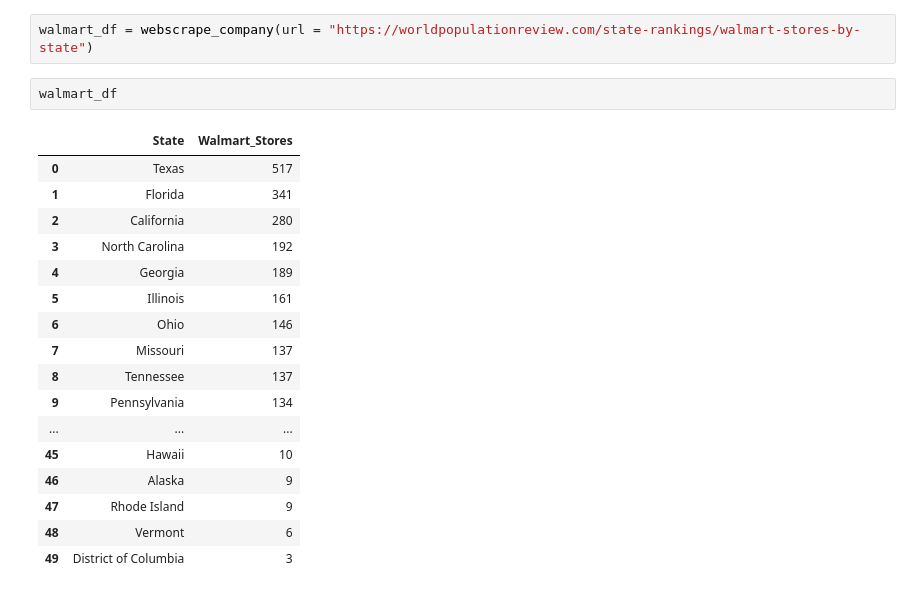
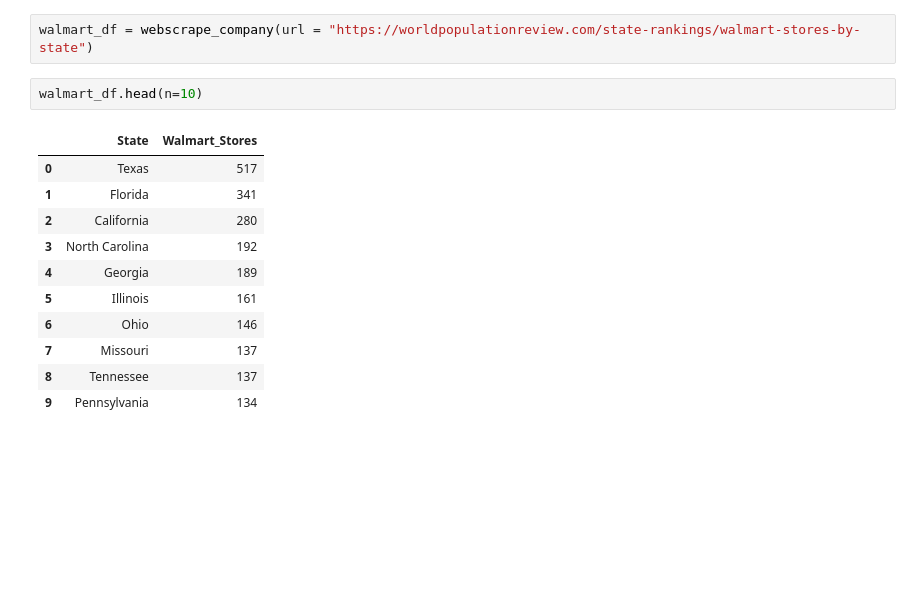
Before and after one commit to r-morag/Labs---GSB-544, a Jupyter notebook: lab_4.ipynb, the cells around one changed output. Saved outputs shown, nothing was run; the diff lists cells and outputs as text; blank space fills up the shorter version.

```diff
--- a/lab_4.ipynb
+++ b/lab_4.ipynb
@@ -340,23 +340,17 @@ def webscrape_company(url):
     return pd.DataFrame(rows)
 # %%
 walmart_df = webscrape_company(url = "https://worldpopulationreview.com/state-rankings/walmart-stores-by-state")
-# %%
-walmart_df
-# %% [output]
-|  | State | Walmart_Stores |
-| 0 | Texas | 517 |
-| 1 | Florida | 341 |
-| 2 | California | 280 |
-| 3 | North Carolina | 192 |
-| 4 | Georgia | 189 |
-| 5 | Illinois | 161 |
-| 6 | Ohio | 146 |
-| 7 | Missouri | 137 |
-| 8 | Tennessee | 137 |
-| 9 | Pennsylvania | 134 |
-| ... | ... | ... |
-| 45 | Hawaii | 10 |
-| 46 | Alaska | 9 |
-| 47 | Rhode Island | 9 |
-| 48 | Vermont | 6 |
-| 49 | District of Columbia | 3 |
+# %%
+walmart_df.head(n=10)
+# %% [output]
+|  | State | Walmart_Stores |
+| 0 | Texas | 517 |
+| 1 | Florida | 341 |
+| 2 | California | 280 |
+| 3 | North Carolina | 192 |
+| 4 | Georgia | 189 |
+| 5 | Illinois | 161 |
+| 6 | Ohio | 146 |
+| 7 | Missouri | 137 |
+| 8 | Tennessee | 137 |
+| 9 | Pennsylvania | 134 |
```
Also changed, not shown: parts of 1 cell of this notebook, 1 other file.
